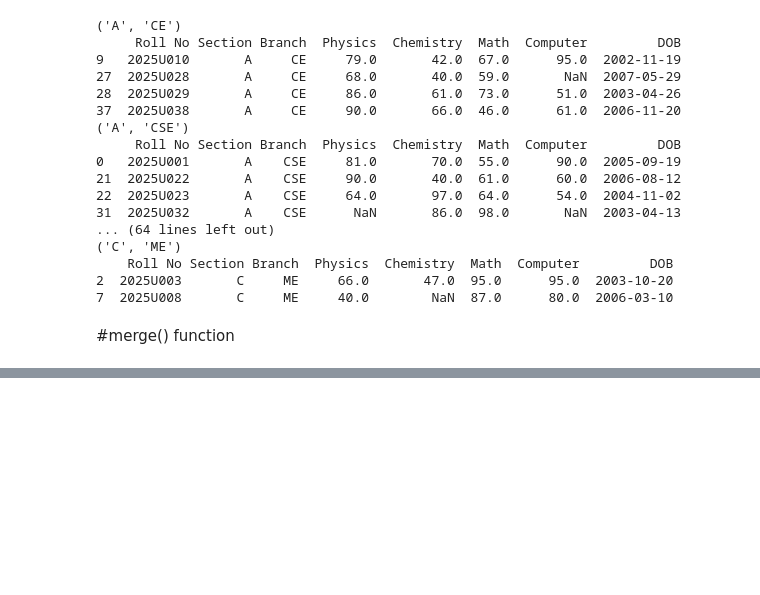
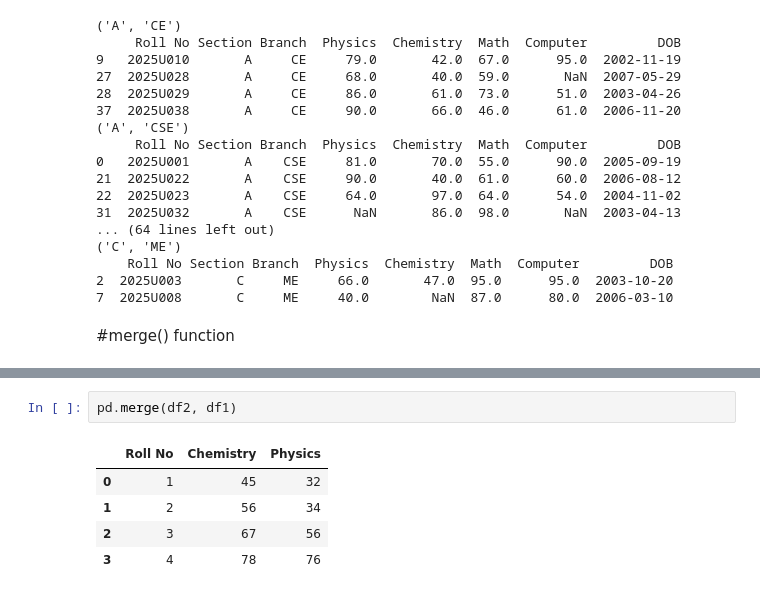
Before and after one commit to nehalmahmud18/pandas, a Jupyter notebook: groupby-merge.ipynb, the cells around one changed output, grey strips where cells are left out. Drawn from its saved outputs; the diff is of its cells as text; blank space fills up the shorter version.

```diff
--- a/groupby-merge.ipynb
+++ b/groupby-merge.ipynb
@@ -76,0 +94,8 @@ df2
+# %%
+pd.merge(df2, df1)
+# %% [output]
+|  | Roll No | Chemistry | Physics |
+| 0 | 1 | 45 | 32 |
+| 1 | 2 | 56 | 34 |
+| 2 | 3 | 67 | 56 |
+| 3 | 4 | 78 | 76 |
```
Also changed, not shown: parts of 7 cells of this notebook.
